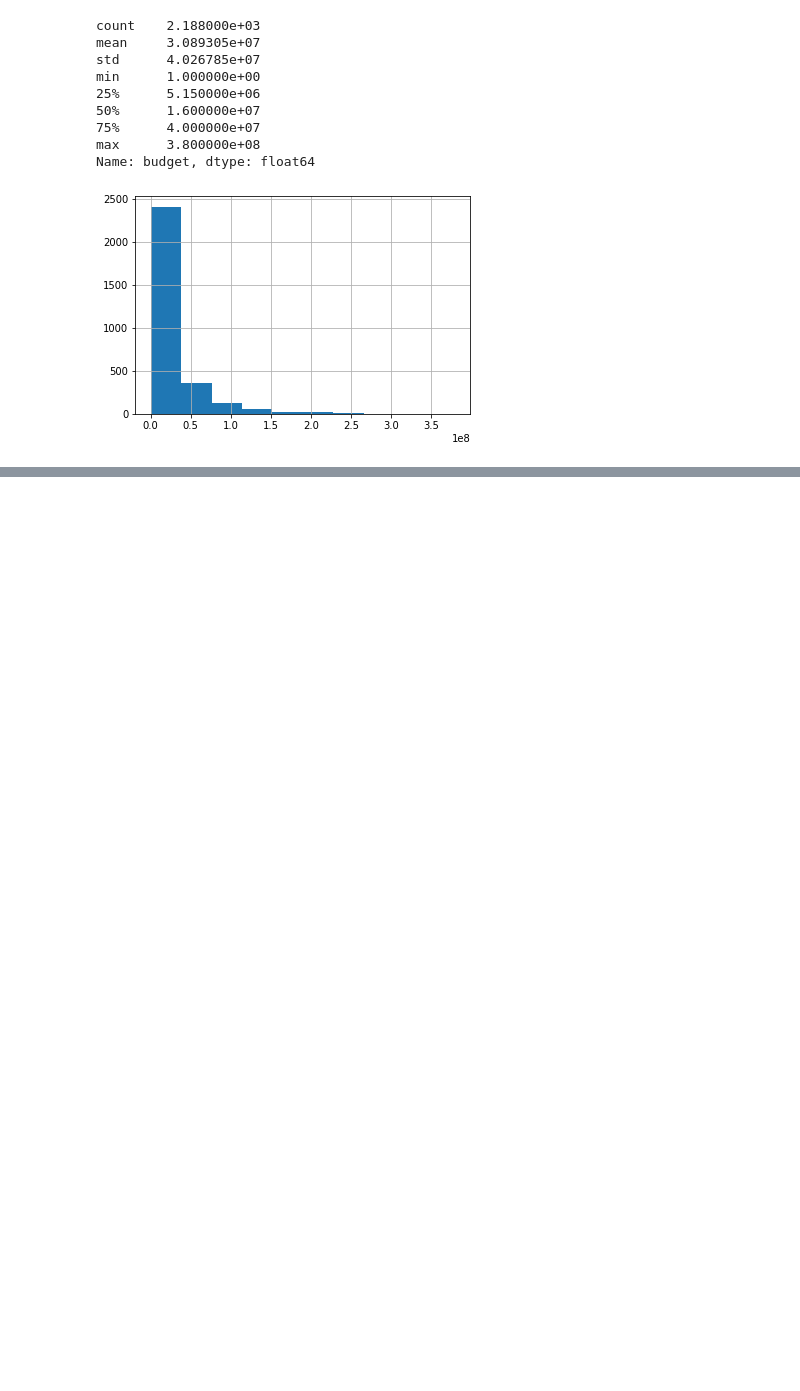
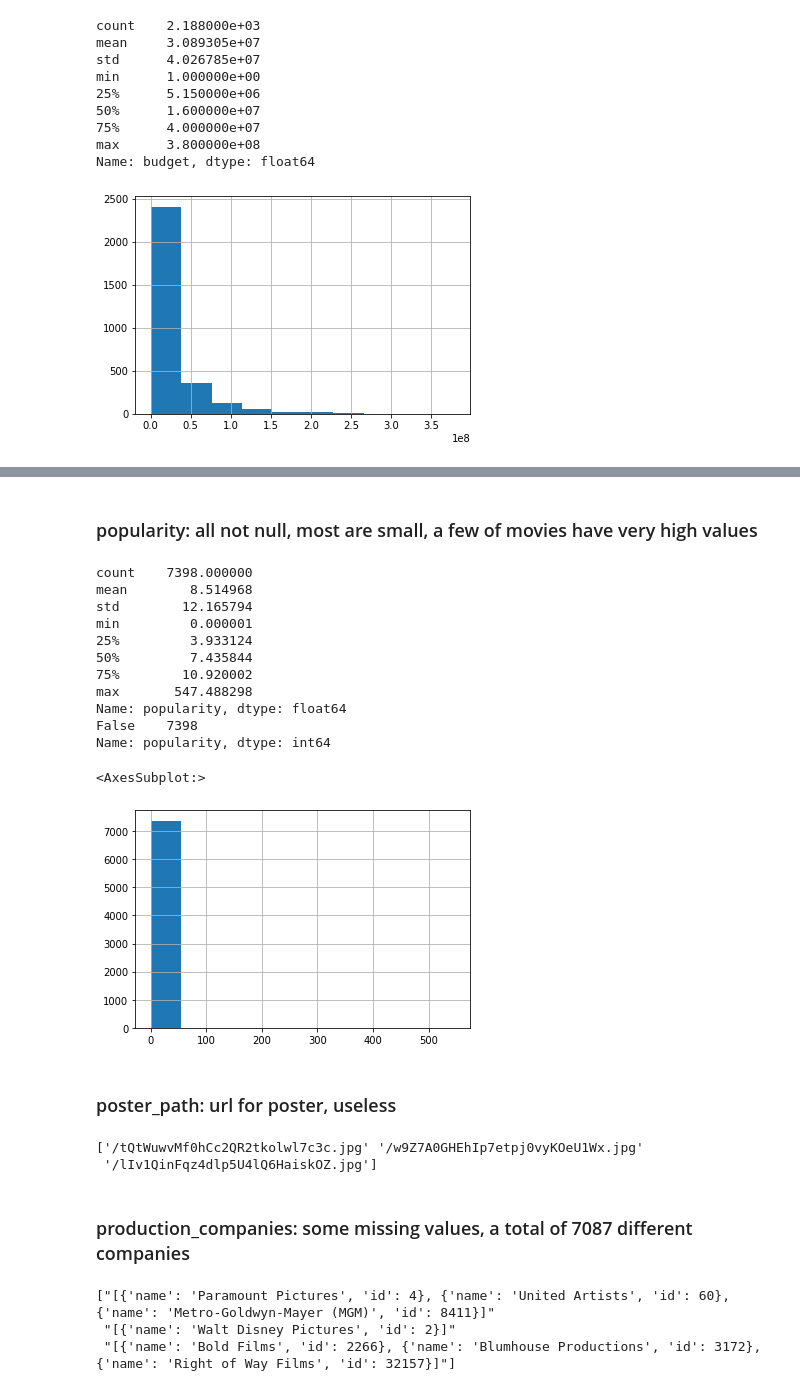
Before and after one commit to weichen-liao/TMDB-kaggle, a Jupyter notebook: EDA.ipynb, the cells around one changed output, grey strips where cells are left out. Saved outputs shown, nothing was run; the diff lists cells and outputs as text; code cells hidden in the pictures; blank space fills up the shorter version.

```diff
--- a/EDA.ipynb
+++ b/EDA.ipynb
@@ -131,0 +253,37 @@ Name: budget, dtype: float64
+# %% [markdown]
+### popularity: all not null, most are small, a few of movies have very high values
+# %%
+print(df['popularity'].describe())
+print(df['popularity'].isnull().value_counts())
+df['popularity'].hist()
+# %% [output]
+count    7398.000000
+mean        8.514968
+std        12.165794
+min         0.000001
+25%         3.933124
+50%         7.435844
+75%        10.920002
+max       547.488298
+Name: popularity, dtype: float64
+False    7398
+Name: popularity, dtype: int64
+<AxesSubplot:>
+[figure, added]
+# %% [markdown]
+### poster_path: url for poster, useless
+# %%
+# example
+print(df['poster_path'].values[:3])
+# %% [output]
+['/tQtWuwvMf0hCc2QR2tkolwl7c3c.jpg' '/w9Z7A0GHEhIp7etpj0vyKOeU1Wx.jpg'
+ '/lIv1QinFqz4dlp5U4lQ6HaiskOZ.jpg']
+# %% [markdown]
+### production_companies: some missing values, a total of 7087 different companies
+# %%
+# example
+print(df['production_companies'].values[:3])
+# %% [output]
+["[{'name': 'Paramount Pictures', 'id': 4}, {'name': 'United Artists', 'id': 60}, {'name': 'Metro-Goldwyn-Mayer (MGM)', 'id': 8411}]"
+ "[{'name': 'Walt Disney Pictures', 'id': 2}]"
+ "[{'name': 'Bold Films', 'id': 2266}, {'name': 'Blumhouse Productions', 'id': 3172}, {'name': 'Right of Way Films', 'id': 32157}]"]
```
Also changed, not shown: parts of 58 cells of this notebook.
